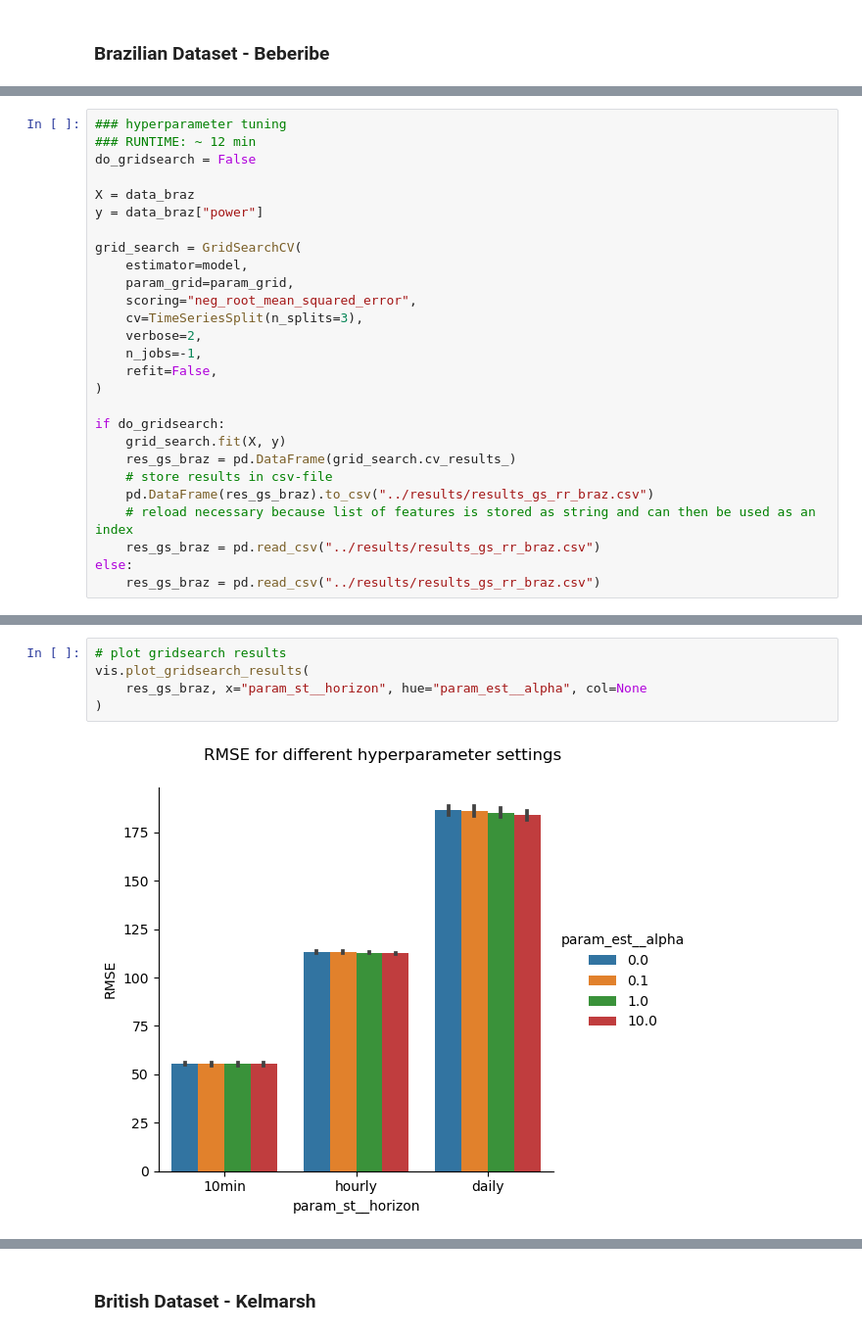
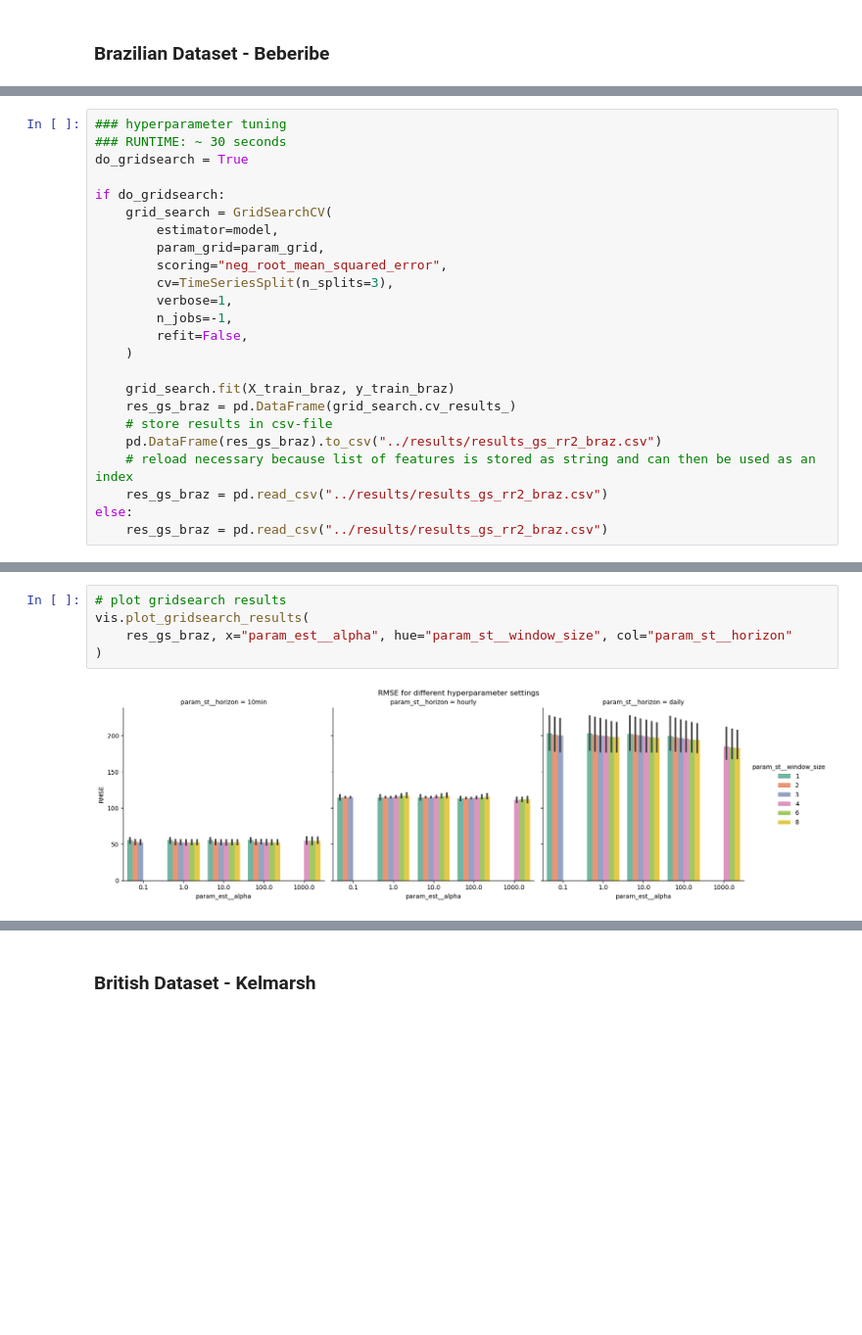
Before and after one commit to H-Kugler/forecasting-wind-power, a Jupyter notebook: notebooks/RegressionVariants.ipynb, the cells around one changed output, grey strips where cells are left out. Shown at 98% size. Cells and saved outputs as stored; diff of their text form; blank space fills up the shorter version.

```diff
--- a/notebooks/RegressionVariants.ipynb
+++ b/notebooks/RegressionVariants.ipynb
@@ -288,28 +277,25 @@ for i in range(3):
 # %%
 ### hyperparameter tuning
-### RUNTIME: ~ 12 min
-do_gridsearch = False
-
-X = data_braz
-y = data_braz["power"]
-
-grid_search = GridSearchCV(
-    estimator=model,
-    param_grid=param_grid,
-    scoring="neg_root_mean_squared_error",
-    cv=TimeSeriesSplit(n_splits=3),
-    verbose=2,
-    n_jobs=-1,
-    refit=False,
-)
+### RUNTIME: ~ 30 seconds
+do_gridsearch = True
 
 if do_gridsearch:
-    grid_search.fit(X, y)
+    grid_search = GridSearchCV(
+        estimator=model,
+        param_grid=param_grid,
+        scoring="neg_root_mean_squared_error",
+        cv=TimeSeriesSplit(n_splits=3),
+        verbose=1,
+        n_jobs=-1,
+        refit=False,
+    )
+
+    grid_search.fit(X_train_braz, y_train_braz)
     res_gs_braz = pd.DataFrame(grid_search.cv_results_)
     # store results in csv-file
-    pd.DataFrame(res_gs_braz).to_csv("../results/results_gs_rr_braz.csv")
+    pd.DataFrame(res_gs_braz).to_csv("../results/results_gs_rr2_braz.csv")
     # reload necessary because list of features is stored as string and can then be used as an index
-    res_gs_braz = pd.read_csv("../results/results_gs_rr_braz.csv")
+    res_gs_braz = pd.read_csv("../results/results_gs_rr2_braz.csv")
 else:
-    res_gs_braz = pd.read_csv("../results/results_gs_rr_braz.csv")
+    res_gs_braz = pd.read_csv("../results/results_gs_rr2_braz.csv")
 # %% [output]
@@ -333,10 +303,10 @@ Fitting 3 folds for each of 384 candidates, totalling 1152 fits
 # %%
 # plot gridsearch results
 vis.plot_gridsearch_results(
-    res_gs_braz, x="param_st__horizon", hue="param_est__alpha", col=None
+    res_gs_braz, x="param_est__alpha", hue="param_st__window_size", col="param_st__horizon"
 )
 # %% [output]
-[figure, old version]
+[figure, new version]
 # %%
 ### extract best parameters of each model for each horizon
 best_params_braz_rr = (
```
Also changed, not shown: parts of 48 cells of this notebook, 4 other files.
